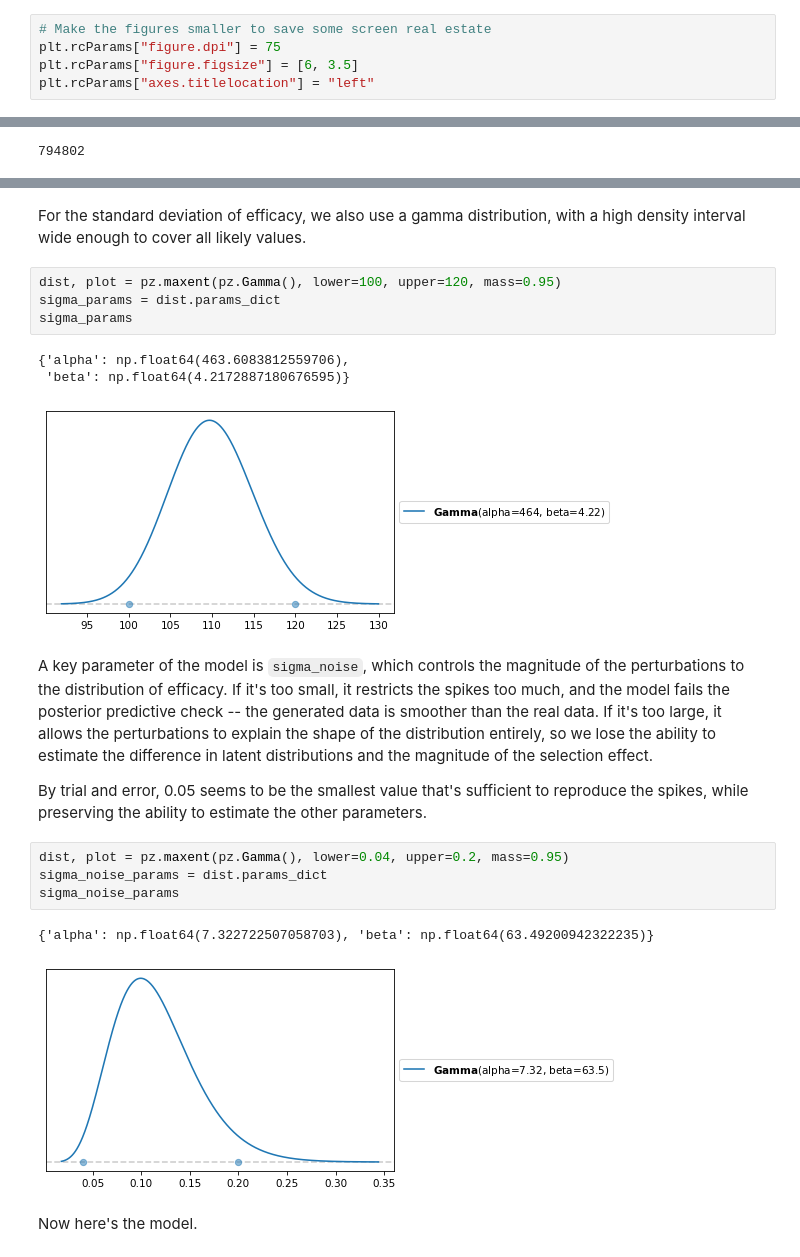
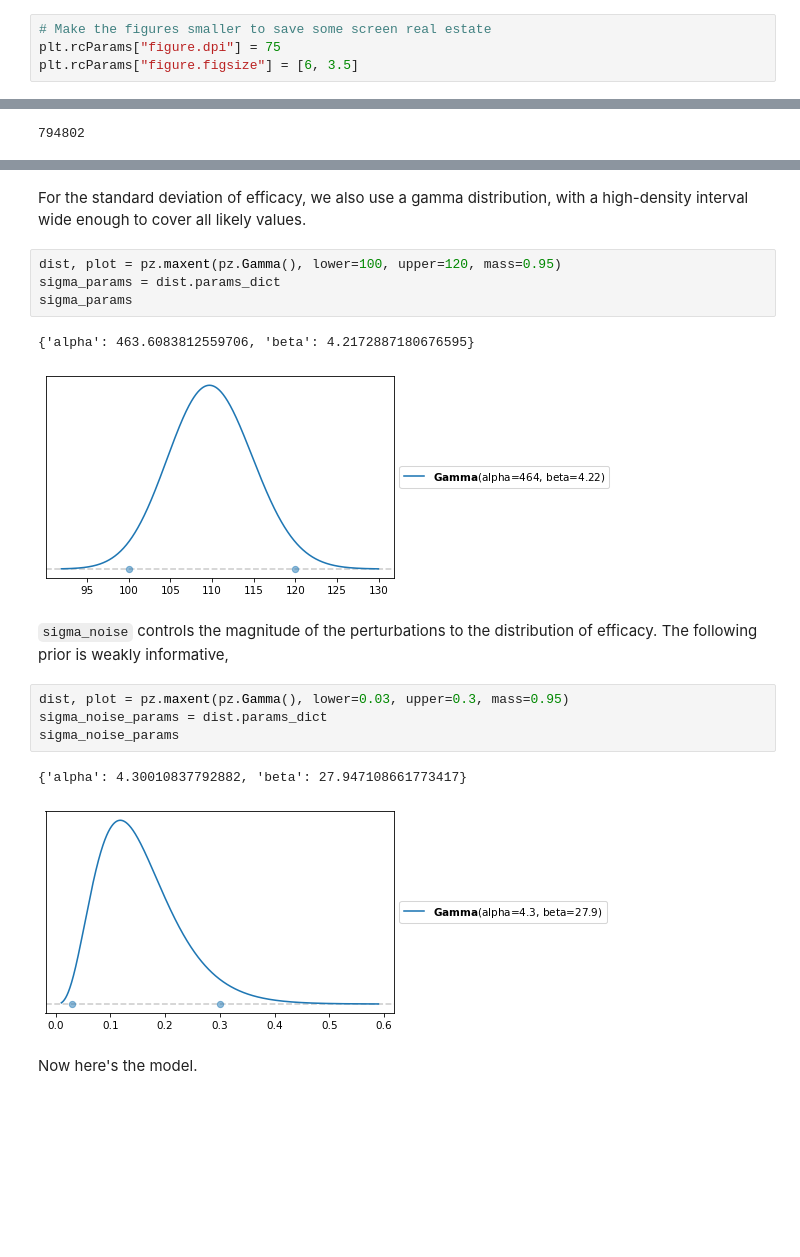
Before and after one commit to AllenDowney/SelectionSAT, a Jupyter notebook: selection_bias3.ipynb, the cells around one changed output, grey strips where cells are left out. Drawn from its saved outputs; the diff is of its cells as text; blank space fills up the shorter version.

```diff
--- a/selection_bias3.ipynb
+++ b/selection_bias3.ipynb
@@ -49,7 +57,6 @@ from scipy.special import expit
 # Make the figures smaller to save some screen real estate
 plt.rcParams["figure.dpi"] = 75
 plt.rcParams["figure.figsize"] = [6, 3.5]
-plt.rcParams["axes.titlelocation"] = "left"
 # %%
 def decorate(**options):
     legend = options.pop("legend", True)
@@ -412,27 +420,23 @@ beta_params
 [figure]
 # %% [markdown]
-For the standard deviation of efficacy, we also use a gamma distribution, with a high density  interval wide enough to cover all likely values.
+For the standard deviation of efficacy, we also use a gamma distribution, with a high-density  interval wide enough to cover all likely values.
 # %%
 dist, plot = pz.maxent(pz.Gamma(), lower=100, upper=120, mass=0.95)
 sigma_params = dist.params_dict
 sigma_params
 # %% [output]
-{'alpha': np.float64(463.6083812559706),
- 'beta': np.float64(4.2172887180676595)}
+{'alpha': 463.6083812559706, 'beta': 4.2172887180676595}
 [figure]
 # %% [markdown]
-A key parameter of the model is `sigma_noise`, which controls the magnitude of the perturbations to the distribution of efficacy.
-If it's too small, it restricts the spikes too much, and the model fails the posterior predictive check -- the generated data is smoother than the real data.
-If it's too large, it allows the perturbations to explain the shape of the distribution entirely, so we lose the ability to estimate the difference in latent distributions and the magnitude of the selection effect.
-
-By trial and error, 0.05 seems to be the smallest value that's sufficient to reproduce the spikes, while preserving the ability to estimate the other parameters.
+`sigma_noise` controls the magnitude of the perturbations to the distribution of efficacy.
+The following prior is weakly informative,
 # %%
-dist, plot = pz.maxent(pz.Gamma(), lower=0.04, upper=0.2, mass=0.95)
+dist, plot = pz.maxent(pz.Gamma(), lower=0.03, upper=0.3, mass=0.95)
 sigma_noise_params = dist.params_dict
 sigma_noise_params
 # %% [output]
-{'alpha': np.float64(7.322722507058703), 'beta': np.float64(63.49200942322235)}
+{'alpha': 4.30010837792882, 'beta': 27.947108661773417}
-[figure, old version]
+[figure, new version]
 # %% [markdown]
 Now here's the model.
 # %%
```
Also changed, not shown: parts of 59 cells of this notebook, 1 other file.
